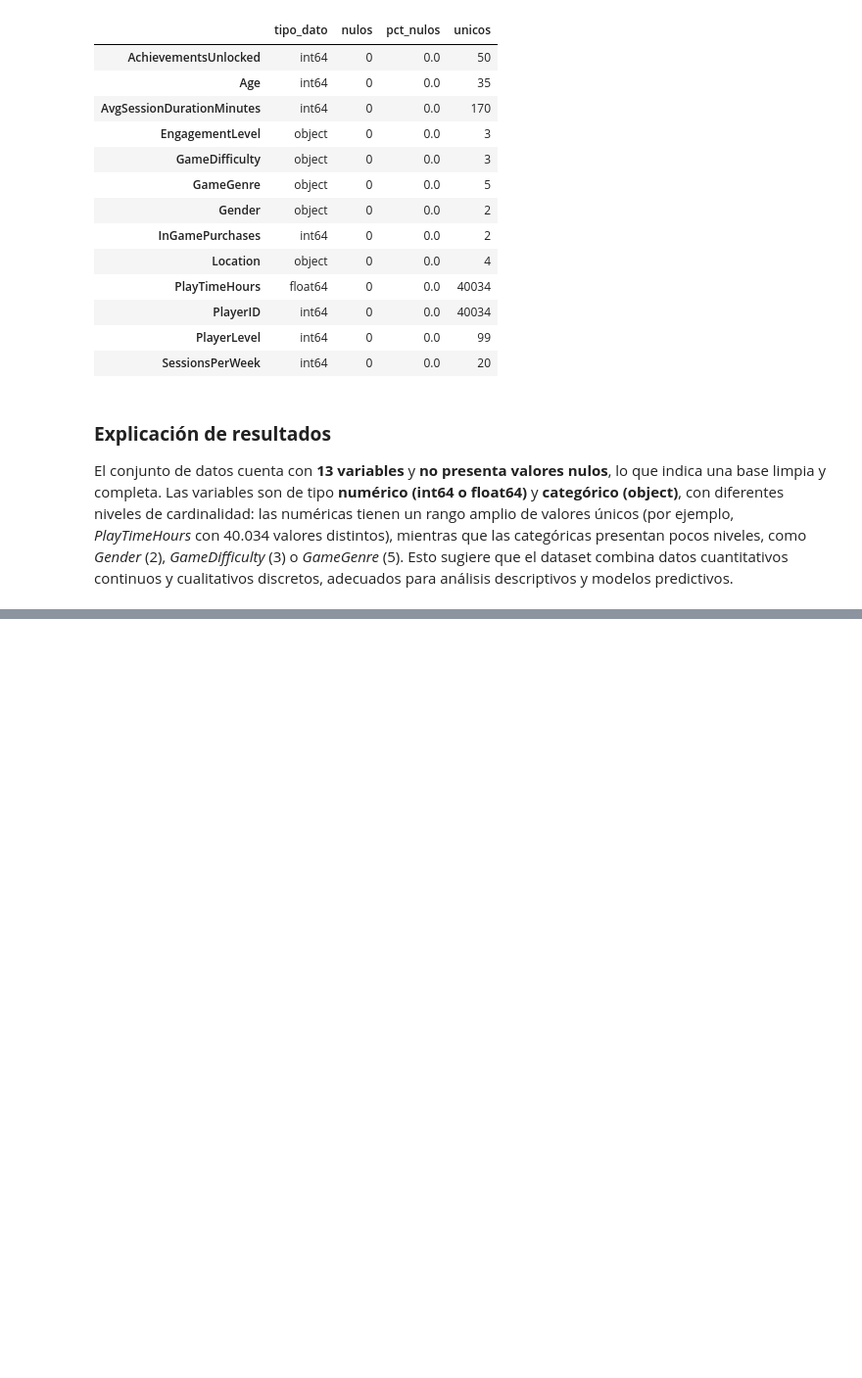
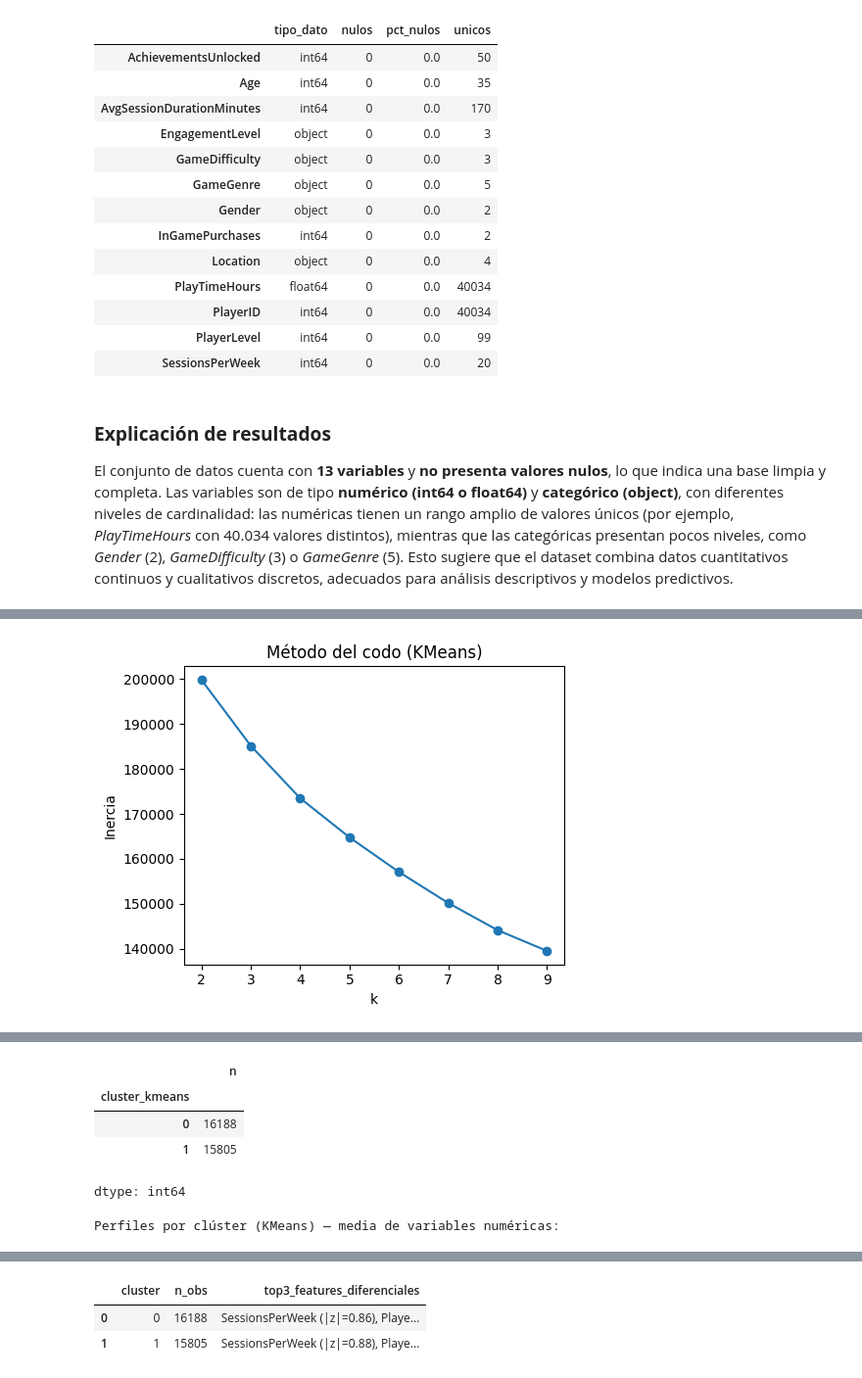
Before and after one commit to advSNTS/proyecto4_IA, a Jupyter notebook: EDA/EDA_IA.ipynb, the cells around one changed output, grey strips where cells are left out. Shown at 98% size. Drawn from its saved outputs; the diff is of its cells as text; code cells hidden in the pictures; blank space fills up the shorter version.

```diff
--- a/EDA/EDA_IA.ipynb
+++ b/EDA/EDA_IA.ipynb
@@ -1493,0 +689,71 @@ Esta segmentación permite diferenciar hábitos de uso y diseñar estrategias es
+# %%
+from sklearn.preprocessing import StandardScaler
+from sklearn.cluster import KMeans
+from sklearn.metrics import silhouette_score
+
+if len(num_cols) < 2:
+    raise ValueError("Se requieren al menos 2 variables numéricas para clustering.")
+
+X = df_final[num_cols].to_numpy()
+X = StandardScaler().fit_transform(X)
+
+# Método del codo (inercia)
+Ks = range(2, 10)
+inertia = []
+for k in Ks:
+    km = KMeans(n_clusters=k, n_init=10, random_state=42)
+    km.fit(X)
+    inertia.append(km.inertia_)
+
+plt.figure(figsize=(5,4))
+plt.plot(list(Ks), inertia, "o-")
+plt.xlabel("k"); plt.ylabel("Inercia"); plt.title("Método del codo (KMeans)")
+plt.tight_layout()
+plt.savefig("./EDA/plots/_05_codo_kmeans.png", dpi=130)
+plt.show()
+
+# Silueta y elección de k
+best_k, best_sil = None, -1
+for k in range(2, 9):
+    km = KMeans(n_clusters=k, n_init=10, random_state=42)
+    labels = km.fit_predict(X)
+    sil = silhouette_score(X, labels)
+    print(f"[KMeans] k={k} -> Silueta={sil:.3f}")
+    if sil > best_sil:
+        best_k, best_sil = k, sil
+
+print(f"Mejor k por Silueta (KMeans): k={best_k} (silueta={best_sil:.3f})")
+
+# Ajuste final y perfiles
+kmeans = KMeans(n_clusters=best_k, n_init=10, random_state=42)
+df_final = df_final.copy()
+df_final["cluster_kmeans"] = kmeans.fit_predict(X)
+
+kmeans_sizes = df_final["cluster_kmeans"].value_counts().sort_index().rename("n")
+kmeans_summary = df_final.groupby("cluster_kmeans")[num_cols].mean().round(2)
+
+print("\nTamaño de clústeres (KMeans):")
+display(kmeans_sizes)
+print("\nPerfiles por clúster (KMeans) — media de variables numéricas:")
+display(kmeans_summary)
+
+# === Robustez de referencias ===
+df_final = globals().get("df_final", df_clean.copy())
+assert "cluster_kmeans" in df_final.columns, "Primero ejecuta el bloque que entrena KMeans y asigna 'cluster_kmeans'."
+
+num_cols_final = [c for c in df_final.columns if c in num_cols]  # respeta solo las numéricas originales
+global_mean = df_final[num_cols_final].mean()
+global_std  = df_final[num_cols_final].std().replace(0, np.nan)
+
+desc = []
+for k in sorted(df_final["cluster_kmeans"].unique()):
+    sub_mean = df_final[df_final["cluster_kmeans"] == k][num_cols_final].mean()
+    zdiff = ((sub_mean - global_mean) / global_std).abs().sort_values(ascending=False)
+    top3 = ", ".join([f"{v} (|z|={zdiff[v]:.2f})" for v in zdiff.head(3).index])
+    n_k = (df_final["cluster_kmeans"] == k).sum()
+    desc.append((int(k), int(n_k), top3))
+
+df_clusters_desc = pd.DataFrame(desc, columns=["cluster", "n_obs", "top3_features_diferenciales"])
+display(df_clusters_desc)
+# %% [output]
+[figure, added]
@@ -1493,0 +770,6 @@ Esta segmentación permite diferenciar hábitos de uso y diseñar estrategias es
+|  | n |
+| cluster_kmeans |  |
+| 0 | 16188 |
+| 1 | 15805 |
+dtype: int64
+Perfiles por clúster (KMeans) — media de variables numéricas:
@@ -1493,0 +780,3 @@ Esta segmentación permite diferenciar hábitos de uso y diseñar estrategias es
+|  | cluster | n_obs | top3_features_diferenciales |
+| 0 | 0 | 16188 | SessionsPerWeek (|z|=0.86), Playe... |
+| 1 | 1 | 15805 | SessionsPerWeek (|z|=0.88), Playe... |
```
Also changed, not shown: parts of 48 cells of this notebook.
